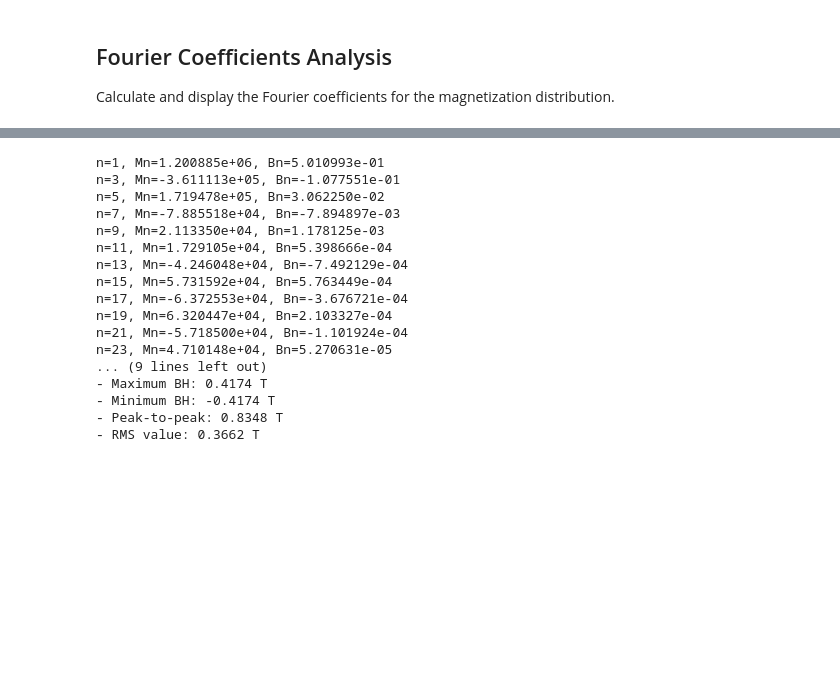
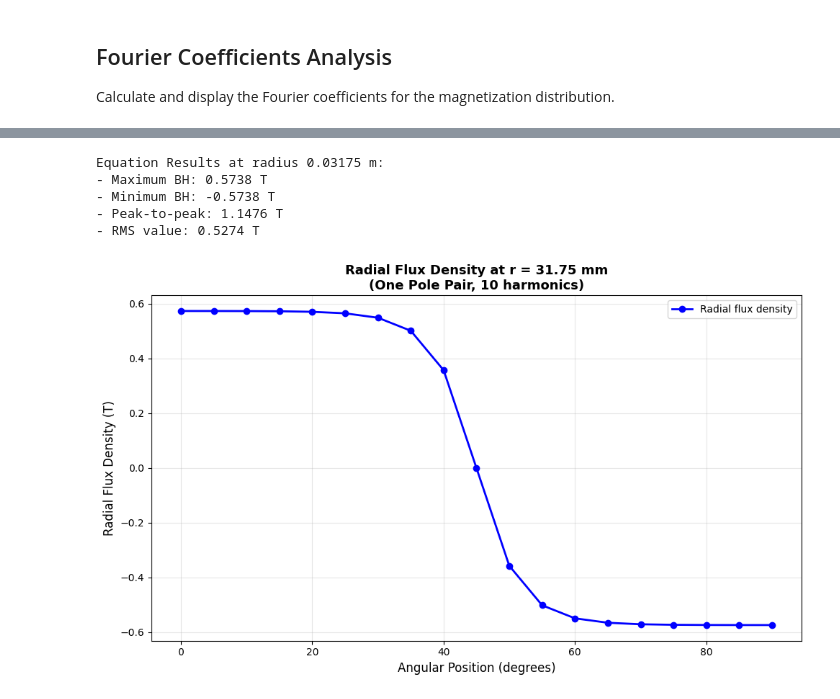
Before and after one commit to IharStasenka/ZhuPapers, a Jupyter notebook: zhu_equation_52_demo.ipynb, the cells around one changed output, grey strips where cells are left out. Drawn from its saved outputs; the diff is of its cells as text; code cells hidden in the pictures; blank space fills up the shorter version.

```diff
--- a/zhu_equation_52_demo.ipynb
+++ b/zhu_equation_52_demo.ipynb
@@ -171,32 +105,32 @@ Harmonic   Order (np)   Mn (A/m)
 # %%
 # Define angular positions for one pole pair
 theta = np.linspace(0, np.pi/geometry.pole_pairs, 19)
 theta_degrees = theta * 180 / np.pi
-radius_in_gap = stator_outer_diameter/2 - stator_thickness - airgap_length/4
+radius_in_gap = geometry.stator_inner_radius - winding.wire_height/2
 # Calculate radial flux density at radius in air gap
 
 field_distribution = field_calc.radial_flux_density_in_gap_at_radius(radius_in_gap, theta, n_harmonics=20)
 
 print(f"Equation Results at radius {radius_in_gap:.5f} m:")
 print(f"- Maximum BH: {np.max(field_distribution):.4f} T")
 print(f"- Minimum BH: {np.min(field_distribution):.4f} T")
 print(f"- Peak-to-peak: {np.max(field_distribution) - np.min(field_distribution):.4f} T")
 print(f"- RMS value: {np.sqrt(np.mean(field_distribution**2)):.4f} T")
+
+# Plot field distribution
+plt.figure(figsize=(10, 6))
+plt.plot(theta_degrees, field_distribution, 'b-o', linewidth=2, markersize=6, label='Radial flux density')
+plt.xlabel('Angular Position (degrees)', fontsize=12)
+plt.ylabel('Radial Flux Density (T)', fontsize=12)
+plt.title(f'Radial Flux Density at r = {radius_in_gap*1000:.2f} mm\n(One Pole Pair, {n_harmonics} harmonics)', fontsize=13, fontweight='bold')
+plt.grid(True, alpha=0.3)
+plt.legend(fontsize=10)
+plt.tight_layout()
+plt.show()
 # %% [output]
-n=1, Mn=1.200885e+06, Bn=5.010993e-01
-n=3, Mn=-3.611113e+05, Bn=-1.077551e-01
-n=5, Mn=1.719478e+05, Bn=3.062250e-02
-n=7, Mn=-7.885518e+04, Bn=-7.894897e-03
-n=9, Mn=2.113350e+04, Bn=1.178125e-03
-n=11, Mn=1.729105e+04, Bn=5.398666e-04
-n=13, Mn=-4.246048e+04, Bn=-7.492129e-04
-n=15, Mn=5.731592e+04, Bn=5.763449e-04
-n=17, Mn=-6.372553e+04, Bn=-3.676721e-04
-n=19, Mn=6.320447e+04, Bn=2.103327e-04
-n=21, Mn=-5.718500e+04, Bn=-1.101924e-04
-n=23, Mn=4.710148e+04, Bn=5.270631e-05
-... (9 lines left out)
-- Maximum BH: 0.4174 T
-- Minimum BH: -0.4174 T
-- Peak-to-peak: 0.8348 T
-- RMS value: 0.3662 T
+Equation Results at radius 0.03175 m:
+- Maximum BH: 0.5738 T
+- Minimum BH: -0.5738 T
+- Peak-to-peak: 1.1476 T
+- RMS value: 0.5274 T
+[figure, added]
```
Also changed, not shown: parts of 41 cells of this notebook, 2 other files.
